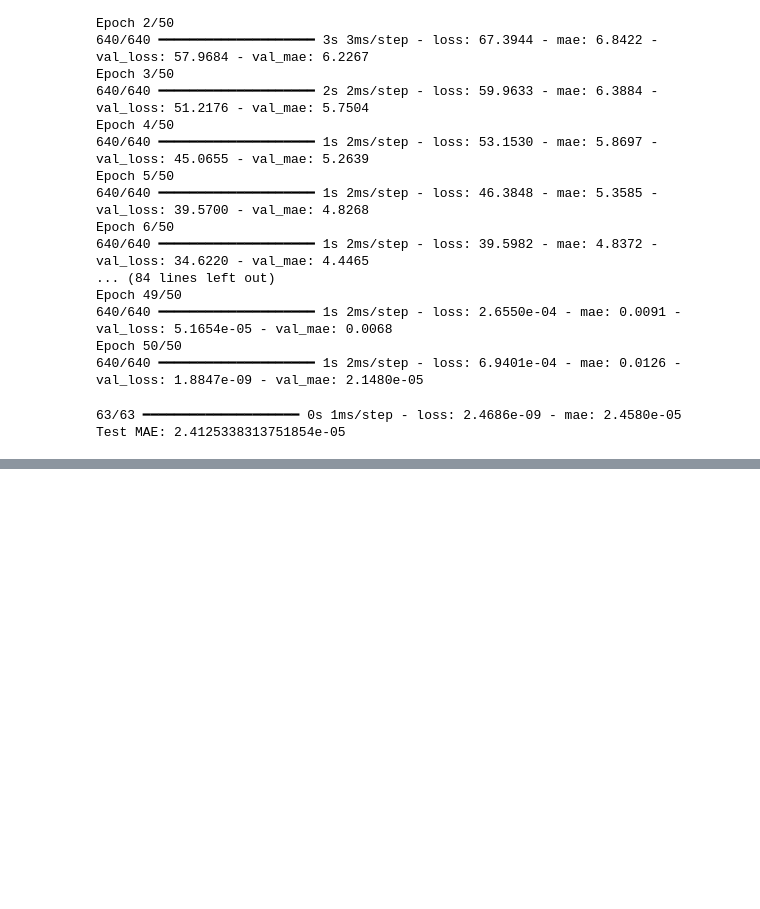
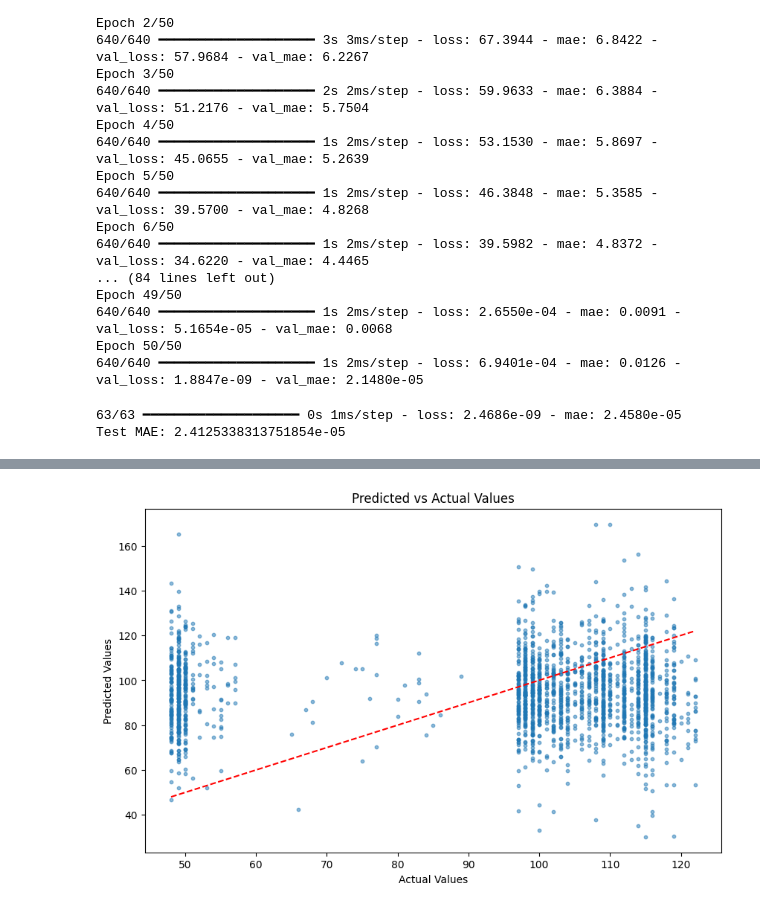
Before and after one commit to fatima2003/Cracking-SHA256-Passwords-using-Neural-Networks, a Jupyter notebook: Password_cracking.ipynb, the cells around one changed output, grey strips where cells are left out. Saved outputs shown, nothing was run; the diff lists cells and outputs as text; code cells hidden in the pictures; blank space fills up the shorter version.

```diff
--- a/Password_cracking.ipynb
+++ b/Password_cracking.ipynb
@@ -266,0 +288,5 @@ Test MAE: 2.4125338313751854e-05
+# %%
+# Function to get the first 8 bits of the password
+def first_8_bits(password):
+    binary_representation = ''.join(format(ord(c), '08b') for c in password)
+    return binary_representation[:8]
@@ -266,0 +295,75 @@ Test MAE: 2.4125338313751854e-05
+# %%
+# Load the dataset (assuming it is already saved)
+df = pd.read_csv('/content/common_passwords.csv')
+
+# Generate the first 8 bits feature for the password
+df['first_8_bits_password'] = df['password'].apply(first_8_bits)
+
+# Generate the entire hash feature
+df['entire_hash'] = df['password'].apply(hash_password)
+
+# Drop unnecessary columns
+df_8b_of_password_entire_hash = df.drop(columns=['password', 'length', 'num_chars', 'num_digits', 'num_upper', 'num_lower', 'num_special', 'num_vowels', 'num_syllables'])
+
+# Save the new dataset with features to a CSV file
+df_8b_of_password_entire_hash.to_csv('/content/8bits_of_passwords_with_entire_hash.csv', index=False)
+
+# Display the first few rows of the new dataset
+df_8b_of_password_entire_hash.head()
+
+# Now preprocess for training
+# Convert binary string features to integers
+df_8b_of_password_entire_hash['first_8_bits_password'] = df_8b_of_password_entire_hash['first_8_bits_password'].apply(lambda x: int(x, 2))
+
+# Convert the entire hash to numerical values by converting each hex pair to an integer
+hash_length = 64  # Length of SHA-256 hash in hex
+for i in range(hash_length // 2):
+    df_8b_of_password_entire_hash[f'hash_byte_{i}'] = df_8b_of_password_entire_hash['entire_hash'].apply(lambda x: int(x[i*2:i*2+2], 16))
+
+# Drop the entire hash column
+df_8b_of_password_entire_hash = df_8b_of_password_entire_hash.drop(columns=['entire_hash'])
+
+# Define features and labels
+X = df_8b_of_password_entire_hash.drop(columns=['first_8_bits_password'])
+y = df_8b_of_password_entire_hash['first_8_bits_password']  # Using first_8_bits_password as a target for simplicity
+
+# Split the data into training and test sets
+X_train, X_test, y_train, y_test = train_test_split(X, y, test_size=0.2, random_state=42)
+
+model = Sequential([
+    Dense(64, input_dim=X.shape[1], activation='relu'),  # Input layer with number of features
+    Dense(32, activation='relu'),                        # Hidden layer
+    Dense(1, activation='linear')                        # Output layer
+])
+
+model.compile(optimizer='adam', loss='mse', metrics=['mae'])
+
+# Train the model
+history = model.fit(X_train, y_train, epochs=50, batch_size=10, validation_split=0.2)
+
+# Evaluate the model on the test set
+loss, mae = model.evaluate(X_test, y_test)
+print(f'Test MAE: {mae}')
+
+# Make predictions
+y_pred = model.predict(X_test)
+
+# Plot predictions vs actual values
+plt.figure(figsize=(10, 6))
+plt.scatter(y_test, y_pred, alpha=0.5, s=10)  # Set s=10 for smaller dots
+plt.plot([min(y_test), max(y_test)], [min(y_test), max(y_test)], 'r--')  # Line y = x
+plt.xlabel('Actual Values')
+plt.ylabel('Predicted Values')
+plt.title('Predicted vs Actual Values')
+plt.show()
+
+# Plot residuals
+residuals = y_test - y_pred.flatten()
+plt.figure(figsize=(10, 6))
+plt.scatter(y_test, residuals, alpha=0.5, s=10)  # Set s=10 for smaller dots
+plt.axhline(0, color='r', linestyle='--')
+plt.xlabel('Actual Values')
+plt.ylabel('Residuals')
+plt.title('Residuals vs Actual Values')
+plt.show()
+# %% [output]
@@ -266,0 +388 @@ Test MAE: 2.4125338313751854e-05
+[figure, added]
```
Also changed, not shown: parts of 9 cells of this notebook.
